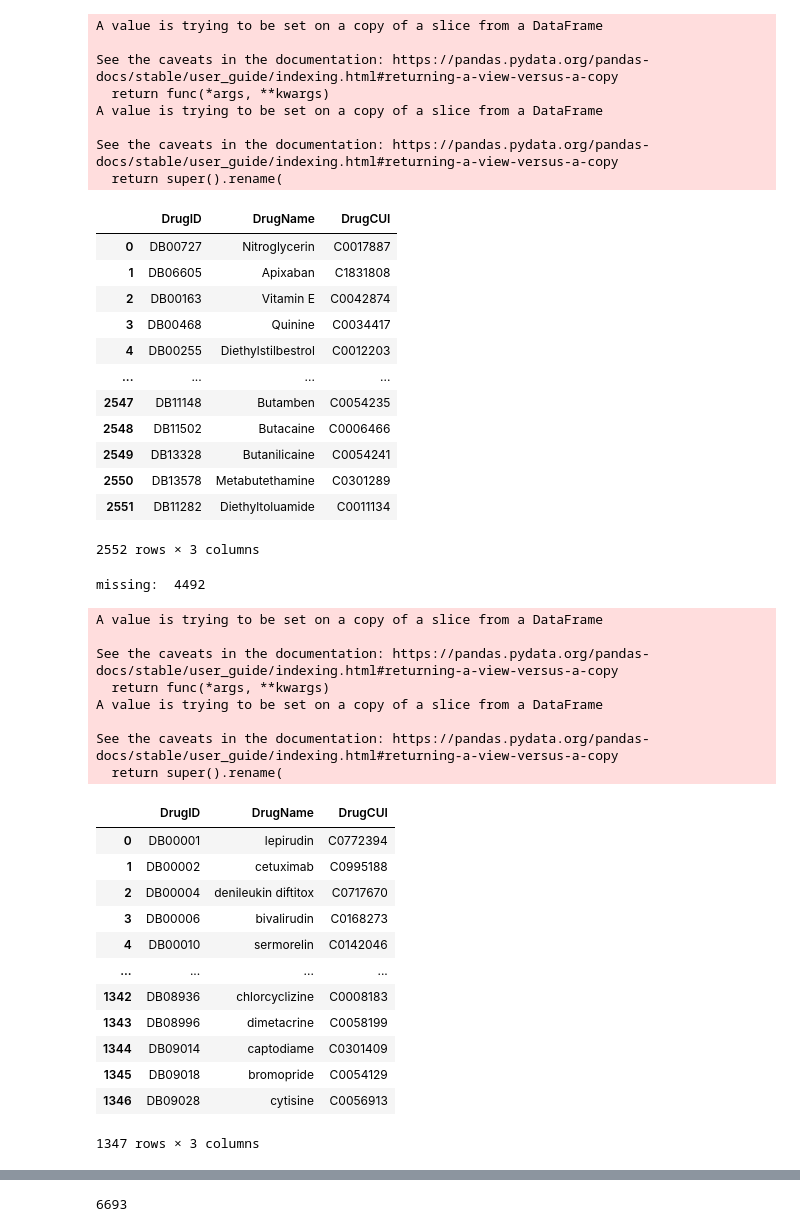
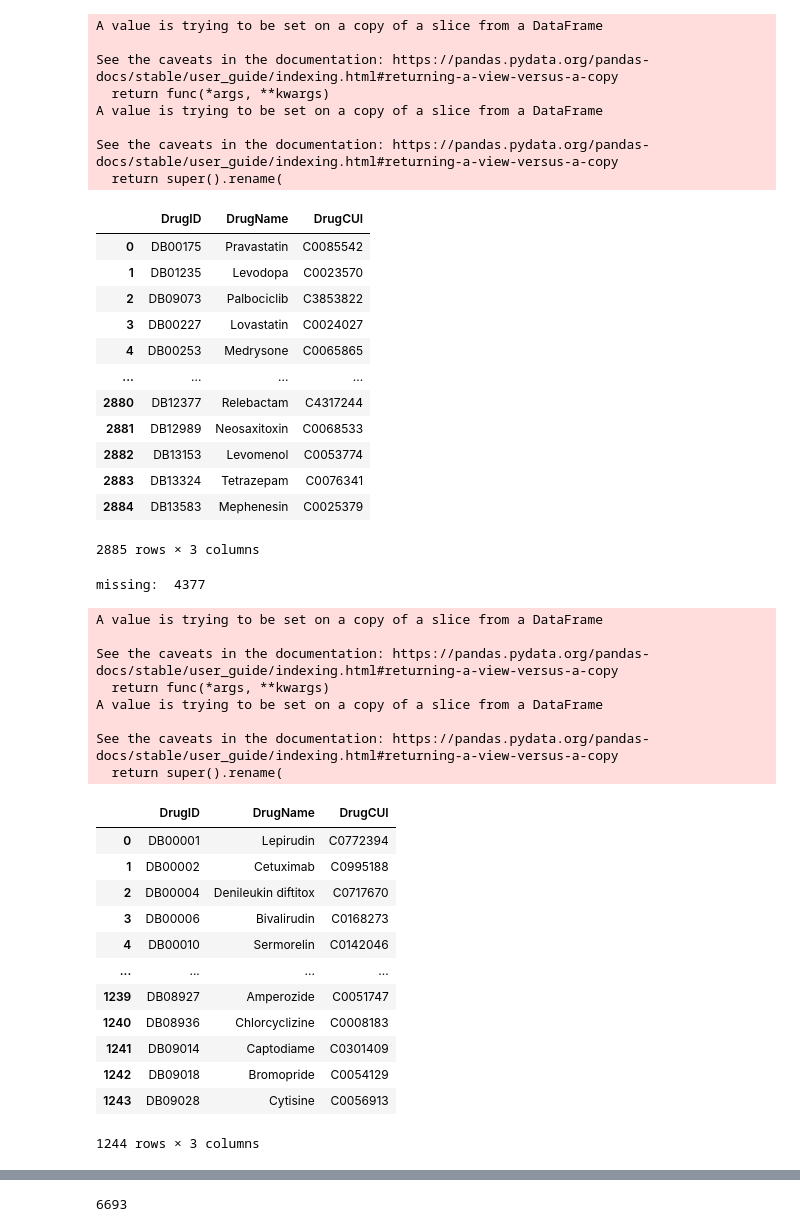
Before and after one commit to SDM-TIB/Project_Scientific_DB_Programming, a Jupyter notebook: PKDDI_DPI_KG_Creation.ipynb, the cells around one changed output, grey strips where cells are left out. Drawn from its saved outputs; the diff is of its cells as text; code cells hidden in the pictures.

```diff
--- a/PKDDI_DPI_KG_Creation.ipynb
+++ b/PKDDI_DPI_KG_Creation.ipynb
@@ -125,0 +103,7 @@ array(['anticoagulant activities', 'therapeutic efficacy',
+# %%
+path = '../store_data/drug/'
+df1 = load_dataset_ddi(path + 'Symmetric_DDI_corpus.csv', 'Effect')
+df1.drop(columns=['Adverse events'], inplace=True)
+df1.rename(columns={'Drug1ID': 'EffectorDrugID', 'Drug2ID': 'AffectedDrugID', 'Drug1Label': 'EffectorDrugLabel',
+                    'Drug2Label': 'AffectedDrugLabel'}, inplace=True)
+display(df1.shape, df1.head(2))
@@ -125,0 +115,5 @@ array(['anticoagulant activities', 'therapeutic efficacy',
+# %%
+df2 = load_dataset_ddi(path + 'Unsymmetric_DDI_corpus.csv', 'Adverse events')
+df2.drop(columns=['Effect'], inplace=True)
+df2.rename(columns={'Adverse events': 'Effect'}, inplace=True)
+display(df2.shape, df2.head(2))
@@ -125,0 +125,3 @@ array(['anticoagulant activities', 'therapeutic efficacy',
+# %%
+pk_ddi = pd.concat([df1, df2])
+display(pk_ddi.shape, pk_ddi.head(2))
@@ -126,7 +136,4 @@ array(['anticoagulant activities', 'therapeutic efficacy',
 # %%
-path = 'Data/'
-pk_ddi = load_dataset_ddi(path+'PharmacokineticDDI.csv')
 dpi = pd.read_csv(path+'DrugsAndProteins.csv', delimiter=",")
-display(pk_ddi.shape, pk_ddi.head(2))
 display(dpi.shape, dpi.head(2))
 # %% [output]
@@ -167,50 +160,51 @@ display(f1.head(1), f2.head(1))
 # %%
-df1 = asymmetric_ddi[['EffectorDrugID', 'EffectorDrugLabel', 'EffectorDrugCUI']]
+df1 = pk_ddi[['EffectorDrugID', 'EffectorDrugLabel', 'CUI_1']]
 df1.drop_duplicates(keep='first', inplace=True, ignore_index=True)
-df2 = asymmetric_ddi[['AffectedDrugID', 'AffectedDrugLabel', 'AffectedDrugCUI']]
+df2 = pk_ddi[['AffectedDrugID', 'AffectedDrugLabel', 'CUI_2']]
 df2.drop_duplicates(keep='first', inplace=True, ignore_index=True)
 df1.rename(columns={'EffectorDrugID': 'DrugID', 'EffectorDrugLabel': 'DrugName',
-                                   'EffectorDrugCUI': 'DrugCUI'}, inplace=True)
+                                   'CUI_1': 'DrugCUI'}, inplace=True)
 df2.rename(columns={'AffectedDrugID': 'DrugID', 'AffectedDrugLabel': 'DrugName',
-                                   'AffectedDrugCUI': 'DrugCUI'}, inplace=True)
+                                   'CUI_2': 'DrugCUI'}, inplace=True)
 
 df = pd.concat([df1, df2])
 df.drop_duplicates(keep='first', inplace=True, ignore_index=True)
 #df1.to_csv('Drugs.csv', index=None)
 df
 # %% [output]
 A value is trying to be set on a copy of a slice from a DataFrame
 
 See the caveats in the documentation: https://pandas.pydata.org/pandas-docs/stable/user_guide/indexing.html#returning-a-view-versus-a-copy
   return func(*args, **kwargs)
 A value is trying to be set on a copy of a slice from a DataFrame
 
 See the caveats in the documentation: https://pandas.pydata.org/pandas-docs/stable/user_guide/indexing.html#returning-a-view-versus-a-copy
   return super().rename(
 |  | DrugID | DrugName | DrugCUI |
-| 0 | DB00727 | Nitroglycerin | C0017887 |
-| 1 | DB06605 | Apixaban | C1831808 |
-| 2 | DB00163 | Vitamin E | C0042874 |
-| 3 | DB00468 | Quinine | C0034417 |
-| 4 | DB00255 | Diethylstilbestrol | C0012203 |
+| 0 | DB00175 | Pravastatin | C0085542 |
+| 1 | DB01235 | Levodopa | C0023570 |
+| 2 | DB09073 | Palbociclib | C3853822 |
+| 3 | DB00227 | Lovastatin | C0024027 |
+| 4 | DB00253 | Medrysone | C0065865 |
 | ... | ... | ... | ... |
-| 2547 | DB11148 | Butamben | C0054235 |
-| 2548 | DB11502 | Butacaine | C0006466 |
-| 2549 | DB13328 | Butanilicaine | C0054241 |
-| 2550 | DB13578 | Metabutethamine | C0301289 |
-| 2551 | DB11282 | Diethyltoluamide | C0011134 |
+| 2880 | DB12377 | Relebactam | C4317244 |
+| 2881 | DB12989 | Neosaxitoxin | C0068533 |
+| 2882 | DB13153 | Levomenol | C0053774 |
+| 2883 | DB13324 | Tetrazepam | C0076341 |
+| 2884 | DB13583 | Mephenesin | C0025379 |
-2552 rows × 3 columns
+2885 rows × 3 columns
 # %%
-missing = set(dpi.drugbank_id.unique()) - set(df.DrugID.unique())
+missing = set(dpi.Drugbank_id.unique()) - set(df.DrugID.unique())
 print('missing: ', len(missing))
 df1 = cui_db.loc[cui_db.DrugBankID.isin(missing)]
 
 df1.drop_duplicates(['DrugBankID', 'DrugName'],keep='first', inplace=True, ignore_index=True)
 df1.rename(columns={'CUI_ID': 'DrugCUI', 'DrugBankID': 'DrugID'}, inplace=True)
 add_df = df1.reindex(columns=['DrugID','DrugName', 'DrugCUI'])
+add_df['DrugName'] = add_df['DrugName'].str.capitalize()
 add_df
 # %% [output]
-missing:  4492
+missing:  4377
 A value is trying to be set on a copy of a slice from a DataFrame
 
 See the caveats in the documentation: https://pandas.pydata.org/pandas-docs/stable/user_guide/indexing.html#returning-a-view-versus-a-copy
@@ -220,18 +214,18 @@ A value is trying to be set on a copy of a slice from a DataFrame
 See the caveats in the documentation: https://pandas.pydata.org/pandas-docs/stable/user_guide/indexing.html#returning-a-view-versus-a-copy
   return super().rename(
 |  | DrugID | DrugName | DrugCUI |
-| 0 | DB00001 | lepirudin | C0772394 |
-| 1 | DB00002 | cetuximab | C0995188 |
-| 2 | DB00004 | denileukin diftitox | C0717670 |
-| 3 | DB00006 | bivalirudin | C0168273 |
-| 4 | DB00010 | sermorelin | C0142046 |
+| 0 | DB00001 | Lepirudin | C0772394 |
+| 1 | DB00002 | Cetuximab | C0995188 |
+| 2 | DB00004 | Denileukin diftitox | C0717670 |
+| 3 | DB00006 | Bivalirudin | C0168273 |
+| 4 | DB00010 | Sermorelin | C0142046 |
 | ... | ... | ... | ... |
-| 1342 | DB08936 | chlorcyclizine | C0008183 |
-| 1343 | DB08996 | dimetacrine | C0058199 |
-| 1344 | DB09014 | captodiame | C0301409 |
-| 1345 | DB09018 | bromopride | C0054129 |
-| 1346 | DB09028 | cytisine | C0056913 |
+| 1239 | DB08927 | Amperozide | C0051747 |
+| 1240 | DB08936 | Chlorcyclizine | C0008183 |
+| 1241 | DB09014 | Captodiame | C0301409 |
+| 1242 | DB09018 | Bromopride | C0054129 |
+| 1243 | DB09028 | Cytisine | C0056913 |
-1347 rows × 3 columns
+1244 rows × 3 columns
 # %%
 df1 = f1[['Drug1ID', 'Drug1Label', 'CUI_1']]
 df1.drop_duplicates(keep='first', inplace=True, ignore_index=True)
```
Also changed, not shown: parts of 18 cells of this notebook, 11 other files.
